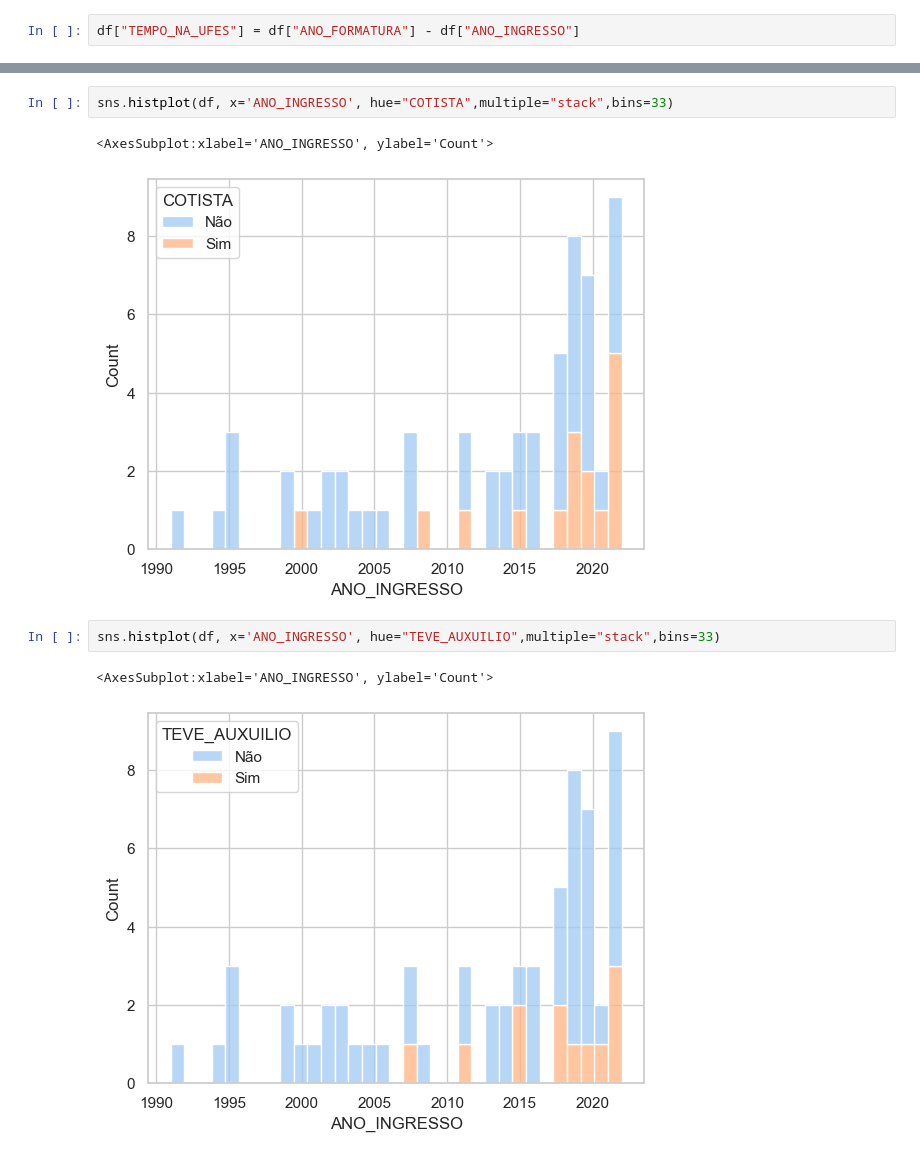
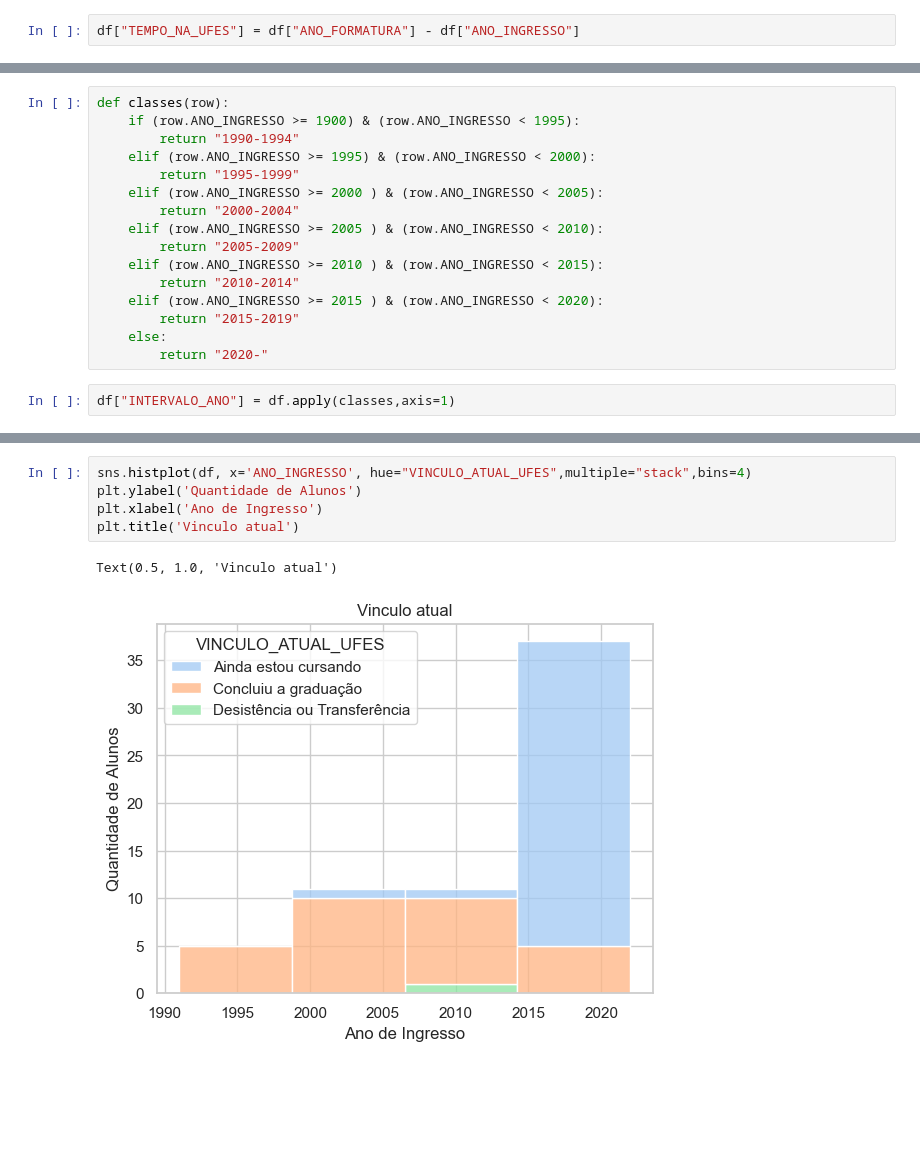
Before and after one commit to ceccoRebeca/mulherescomputacao, a Jupyter notebook: EDA_dadosFormulario.ipynb, the cells around one changed output, grey strips where cells are left out. Cells and saved outputs as stored; diff of their text form; blank space fills up the shorter version.

```diff
--- a/EDA_dadosFormulario.ipynb
+++ b/EDA_dadosFormulario.ipynb
@@ -26,3 +14,21 @@ Name: TEMPO_NA_UFES, dtype: float64
+# %%
+def classes(row):
+    if (row.ANO_INGRESSO >= 1900) & (row.ANO_INGRESSO < 1995):
+        return "1990-1994"
+    elif (row.ANO_INGRESSO >= 1995) & (row.ANO_INGRESSO < 2000):
+        return "1995-1999"
+    elif (row.ANO_INGRESSO >= 2000 ) & (row.ANO_INGRESSO < 2005):
+        return "2000-2004"
+    elif (row.ANO_INGRESSO >= 2005 ) & (row.ANO_INGRESSO < 2010):
+        return "2005-2009"
+    elif (row.ANO_INGRESSO >= 2010 ) & (row.ANO_INGRESSO < 2015):
+        return "2010-2014"
+    elif (row.ANO_INGRESSO >= 2015 ) & (row.ANO_INGRESSO < 2020):
+        return "2015-2019"
+    else:
+        return "2020-"
+# %%
+df["INTERVALO_ANO"] = df.apply(classes,axis=1)
 # %%
 df.columns
 # %% [output]
@@ -41,10 +124,8 @@ Index(['Carimbo de data/hora', 'ETINIA', 'RENDA_FAMILIAR', 'TRABALHOU_GRAD',
 # %%
-sns.histplot(df, x='ANO_INGRESSO', hue="COTISTA",multiple="stack",bins=33)
+sns.histplot(df, x='ANO_INGRESSO', hue="VINCULO_ATUAL_UFES",multiple="stack",bins=4)
+plt.ylabel('Quantidade de Alunos')
+plt.xlabel('Ano de Ingresso')
+plt.title('Vinculo atual')
 # %% [output]
-<AxesSubplot:xlabel='ANO_INGRESSO', ylabel='Count'>
+Text(0.5, 1.0, 'Vinculo atual')
-[figure, old version]
+[figure, new version]
-# %%
-sns.histplot(df, x='ANO_INGRESSO', hue="TEVE_AUXUILIO",multiple="stack",bins=33)
-# %% [output]
-<AxesSubplot:xlabel='ANO_INGRESSO', ylabel='Count'>
-[figure, removed]
```
Also changed, not shown: parts of 19 cells of this notebook, 17 other files.
